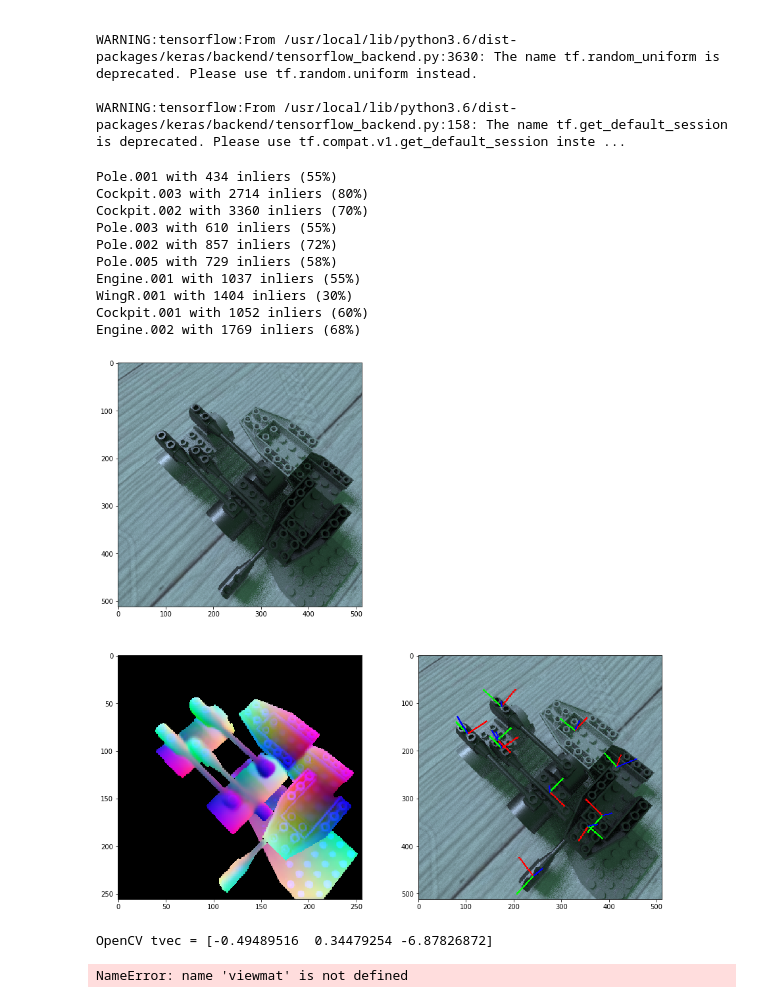
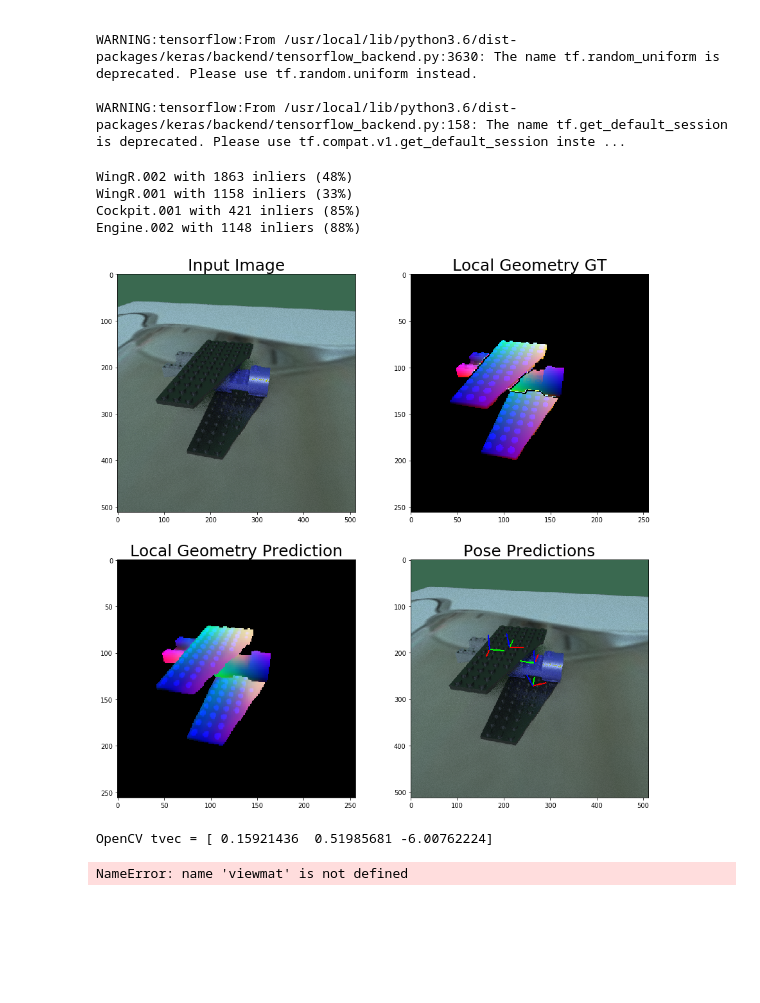
Before and after one commit to WHSnyder/Brickthrough, a Jupyter notebook: pose_est/geom_net.ipynb, the cells around one changed output. Cells and saved outputs as stored; diff of their text form; code cells hidden in the pictures; blank space fills up the shorter version.

Commit message:
depth prediction exploration + more notebook

```diff
--- a/pose_est/geom_net.ipynb
+++ b/pose_est/geom_net.ipynb
@@ -121,7 +121,7 @@ WARNING:tensorflow:From /usr/local/lib/python3.6/dist-packages/keras/backend/ten
 
 WARNING:tensorflow:From /usr/local/lib/python3.6/dist-packages/keras/backend/tensorflow_backend.py:158: The name tf.get_default_session is deprecated. Please use tf.compat.v1.get_default_session inste ...
 # %%
-index = 2
+index = 6
 datapath = "/home/will/projects/legoproj/data/kpts_dset_{}/".format(index)
 data = fu.dictFromJson(datapath + "dset.json")
 
@@ -137,7 +137,8 @@ def generatePrediction(i):
     img_in = cv2.cvtColor(img, cv2.COLOR_BGR2GRAY)
     img_in = cv2.resize(img_in,(256,256),interpolation=cv2.INTER_LINEAR)
 
-    #geomraw = cv2.imread(datapath + "geom/{}_geom.png".format(tag))
+    geomraw = cv2.imread(datapath + "geom/{}_geom.png".format(tag))
+    geomrawwing = cv2.imread(datapath + "geom/{}_geom_wing.png".format(tag))
 
     pred = std_model.predict( np.reshape(img_in, (1,256,256,1)).astype('float32')/255.0 )
     pred = (255.0 * np.reshape((1.0+pred)/2.0, (256,256,4)))
@@ -161,23 +162,26 @@ def generatePrediction(i):
             objclass = objname.split(".")[0]
             names.append(tuple([objname,hue]))
 
-    return names, geom_pred, geom_pred_wing, cv2.cvtColor(img,cv2.COLOR_BGR2RGB), masks
+    return names, geom_pred, geom_pred_wing, cv2.cvtColor(img,cv2.COLOR_BGR2RGB), masks, geomraw, geomrawwing
 # %%
-ind = 112
-names, geom_pred, geom_pred_wing, img, masks = generatePrediction(ind)
+ind = 8
+names, geom_pred, geom_pred_wing, img, masks, geomraw, geomrawwing = generatePrediction(ind)
 imgdup = img.copy()
 inds = np.dstack(np.meshgrid(np.arange(256), np.arange(256)))
 
 geomcomp = np.zeros((256,256,3),dtype=np.uint8)
+geomgtcomp = np.zeros((256,256,3),dtype=np.uint8)
 
 for obj in names:
 
     name, hue = obj[0], obj[1]
 
     geompred = geom_pred
+    geomgt = geomraw
 
     if "Wing" in name:
         geompred = geom_pred_wing
+        geomgt = geomrawwing
 
     dims = objsdata[name]["dims"]
     bbl = objsdata[name]["lows"]
@@ -188,11 +192,12 @@ for obj in names:
     geompred = cv2.resize(geompred, (256,256), cv2.INTER_LINEAR)
 
     region = cv2.bitwise_and(geompred,geompred,mask=objmask)
-    #region = cv2.bitwise_and(geomraw,geomraw,mask=objmask)
+    regiongt = cv2.bitwise_and(geomgt,geomgt,mask=objmask)
 
     thresh = objmask > 250
 
     geomcomp[thresh] = geompred[thresh]
+    geomgtcomp[thresh] = geomgt[thresh]
 
     locs = 2*inds[thresh]
     locs = locs[:,0:2]
@@ -200,6 +205,7 @@ for obj in names:
     coords = (bbl[2::-1] + dims[2::-1] * (region[thresh]/255))
     coords =  np.insert(coords[:,2::-1],3, 1.0, axis=-1)
     coords = coords[:,0:3]
+
 
     ret, rvec, tvec, inliers = cv2.solvePnPRansac(coords.astype(np.float32), locs.astype(np.float32), mtx, None, flags=(cv2.SOLVEPNP_EPNP),reprojectionError=5,iterationsCount=1700)
 
@@ -213,44 +219,56 @@ for obj in names:
     axes = np.array(axes,dtype=np.int32)[:,0,:]
     pt = np.array(pt,dtype=np.int32)[:,0,:]
 
 
     lines = [(255,0,0), (0,255,0), (0,0,255)]
     #for point in pt[::100]:
     #    cv2.circle(imgdup, (int(point[0]), int(point[1])), 5, (255, 255, 255), 1)
 
     obj_origin = tuple(axes[0])
     i = 0
     for point in axes[1:4]:
         cv2.line(imgdup, obj_origin, tuple(point), lines[i], 2)
         i+=1
 
 
+
+    modelmat = fu.matrix_from_string(data["objects"][objname]["modelmat"])
+    viewmat = fu.matrix_from_string(data["viewmats"][i])
+
+    screenverts = fu.verts_to_screen(modelmat, viewmat, projmat, studs, filter=True)
+    screenverts[:,0:2] = fu.toNDC(screenverts[:,0:2], (512,512))
+
+
 fig=plt.figure(figsize=(15,15),facecolor='white')
 
 fig.add_subplot(2, 2, 1)
+plt.title('Input Image', fontsize=25)
 plt.imshow(img)
 
+geomgtcomp = cv2.cvtColor(geomgtcomp, cv2.COLOR_BGR2RGB)
+
+fig.add_subplot(2, 2, 2)
+plt.title('Local Geometry GT', fontsize=25)
+plt.imshow(geomgtcomp)
+
+#geomcomp[geomgtcomp < 2] = geompred[geomgtcomp<2]
 geomcomp = cv2.cvtColor(geomcomp, cv2.COLOR_BGR2RGB)
 
 fig.add_subplot(2, 2, 3)
+plt.title('Local Geometry Prediction', fontsize=25)
 plt.imshow(geomcomp)
 
 fig.add_subplot(2, 2, 4)
+plt.title('Pose Predictions', fontsize=25)
 plt.imshow(imgdup)
 
 plt.show()
 # %% [output]
-Pole.001 with 434 inliers (55%)
-Cockpit.003 with 2714 inliers (80%)
-Cockpit.002 with 3360 inliers (70%)
-Pole.003 with 610 inliers (55%)
-Pole.002 with 857 inliers (72%)
-Pole.005 with 729 inliers (58%)
-Engine.001 with 1037 inliers (55%)
-WingR.001 with 1404 inliers (30%)
-Cockpit.001 with 1052 inliers (60%)
-Engine.002 with 1769 inliers (68%)
+WingR.002 with 1863 inliers (48%)
+WingR.001 with 1158 inliers (33%)
+Cockpit.001 with 421 inliers (85%)
+Engine.002 with 1148 inliers (88%)
-[figure, old version]
+[figure, new version]
 # %%
 import scipy
 from scipy.spatial.transform import Rotation as R
@@ -289,5 +307,5 @@ print("Estimated rotmat = {}\n".format(cv2bl))
 #print("Blender rotmat = \n{}\n".format(brotmat.as_rotvec()))
 #print("OpenCV rotmat = \n{}\n".format(cvrotmat.as_rotvec()))
 # %% [output]
-OpenCV tvec = [-0.49489516  0.34479254 -6.87826872]
+OpenCV tvec = [ 0.15921436  0.51985681 -6.00762224]
 NameError: name 'viewmat' is not defined
```
Also changed, not shown: 2 other files.
